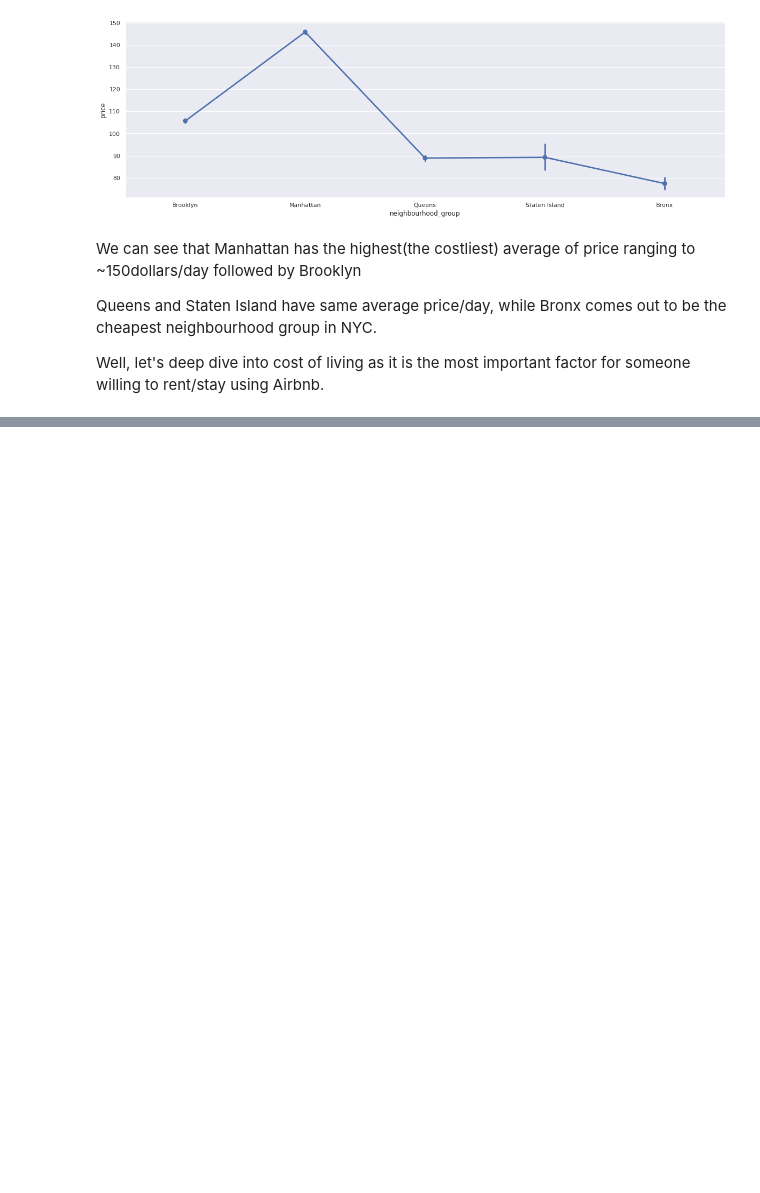
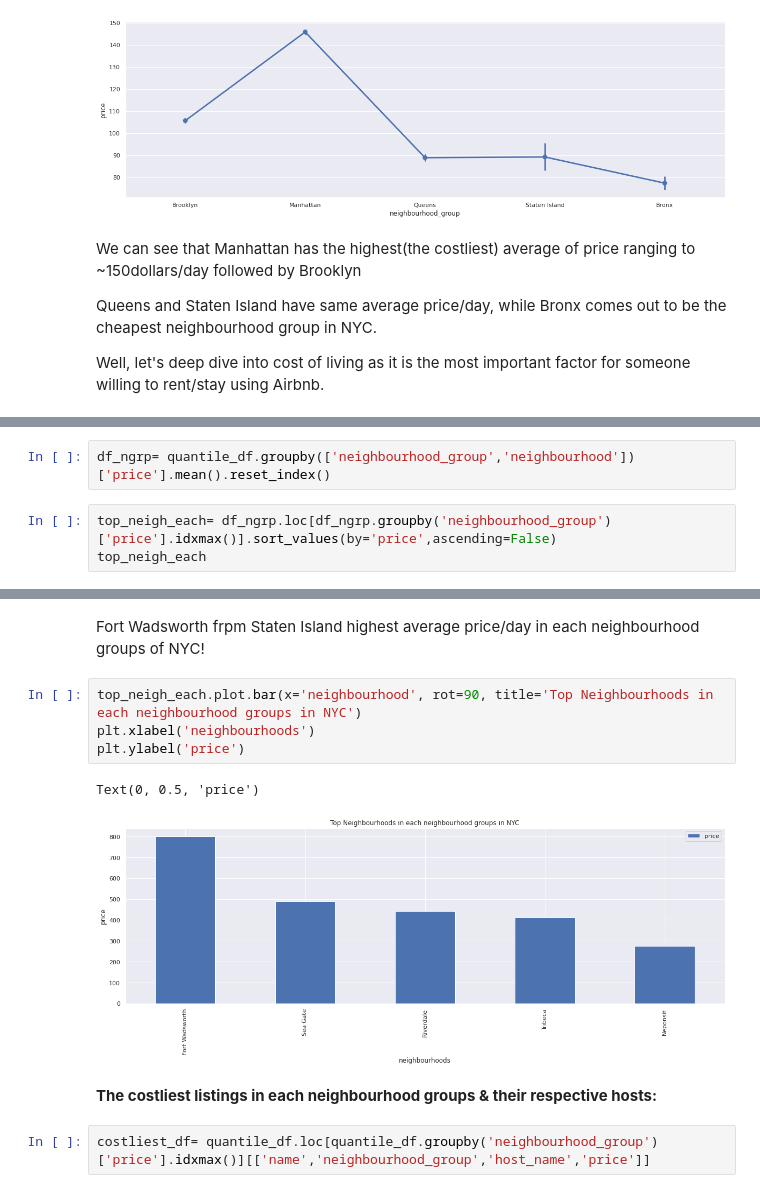
Before and after one commit to harishkollana/Airbnb-Capstone-Project, a Jupyter notebook: Airbnb_Capstone.ipynb, the cells around one changed output, grey strips where cells are left out. Cells and saved outputs as stored; diff of their text form; blank space fills up the shorter version.

```diff
--- a/Airbnb_Capstone.ipynb
+++ b/Airbnb_Capstone.ipynb
@@ -799,0 +830,5 @@ Well, let's deep dive into cost of living as it is the most important factor for
+# %%
+df_ngrp= quantile_df.groupby(['neighbourhood_group','neighbourhood'])['price'].mean().reset_index()
+# %%
+top_neigh_each= df_ngrp.loc[df_ngrp.groupby('neighbourhood_group')['price'].idxmax()].sort_values(by='price',ascending=False)
+top_neigh_each
@@ -799,0 +842,13 @@ Well, let's deep dive into cost of living as it is the most important factor for
+# %% [markdown]
+Fort Wadsworth frpm Staten Island highest average price/day in each neighbourhood groups of NYC!
+# %%
+top_neigh_each.plot.bar(x='neighbourhood', rot=90, title='Top Neighbourhoods in each neighbourhood groups in NYC')
+plt.xlabel('neighbourhoods')
+plt.ylabel('price')
+# %% [output]
+Text(0, 0.5, 'price')
+[figure, added]
+# %% [markdown]
+**The costliest listings in each neighbourhood groups & their respective hosts:**
+# %%
+costliest_df= quantile_df.loc[quantile_df.groupby('neighbourhood_group')['price'].idxmax()][['name','neighbourhood_group','host_name','price']]
```
Also changed, not shown: parts of 29 cells of this notebook.
